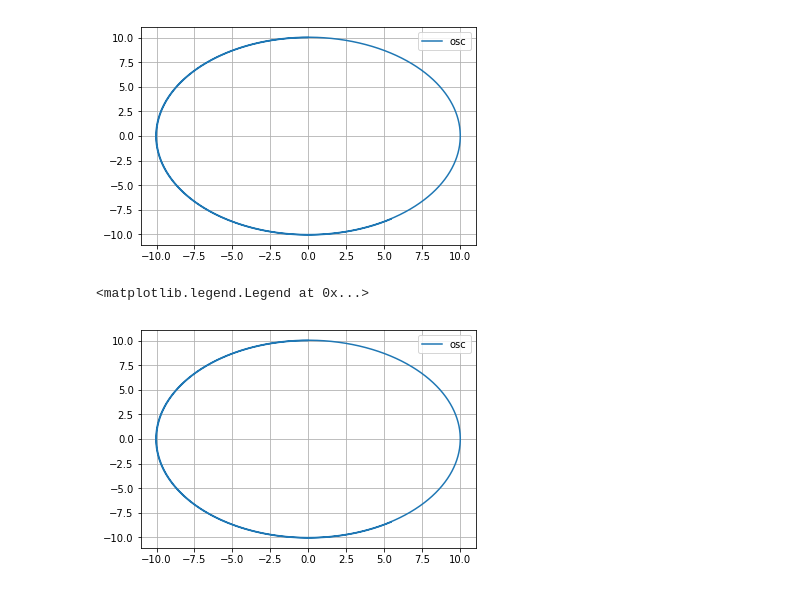
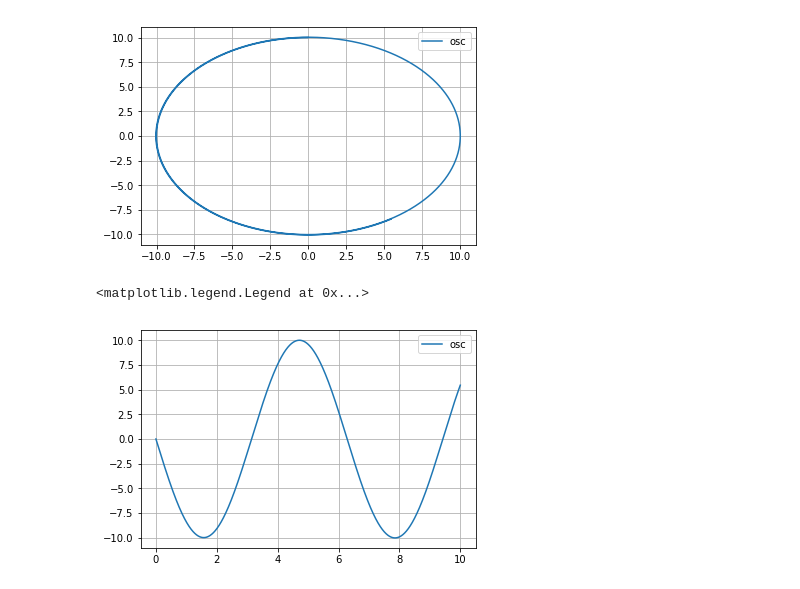
Before and after one commit to DCI-alxogm/pb2018-danielgarci, a Jupyter notebook: semana14/Untitled.ipynb, the cells around one changed output. Cells and saved outputs as stored; diff of their text form; code cells hidden in the pictures.

```diff
--- a/semana14/Untitled.ipynb
+++ b/semana14/Untitled.ipynb
@@ -98,8 +98,8 @@ Pendiente negativa, se muestra cero
 # %% [markdown]
 ##Solución de la escuación del movimiento armónico simple, por el método de Euler
 # %%
-#V=np.zeros(10000)
-#O=np.zeros(10000)
+V=np.zeros(10000)
+O=np.zeros(10000)
 h=0.001
 W=2
 V[0]=0
@@ -113,6 +113,11 @@ for i in range(9999):
 
     V[i+1]=V[i]+va(O[i],h)
     O[i+1]=O[i]+Oa(V[i],h)
+
+t=np.zeros(10000)
+t[0]=0.001
+for k in range(9999):
+    t[k+1]=t[k]+0.001
 # %%
 plt.plot(V,O,label='osc')
 plt.grid()
@@ -121,9 +126,9 @@ plt.legend()
 <matplotlib.legend.Legend at 0x...>
 [figure]
 # %%
-plt.plot(V,O,label='osc')
+plt.plot(t,V,label='osc')
 plt.grid()
 plt.legend()
 # %% [output]
 <matplotlib.legend.Legend at 0x...>
-[figure, old version]
+[figure, new version]
```
Also changed, not shown: parts of 1 cell of this notebook.
